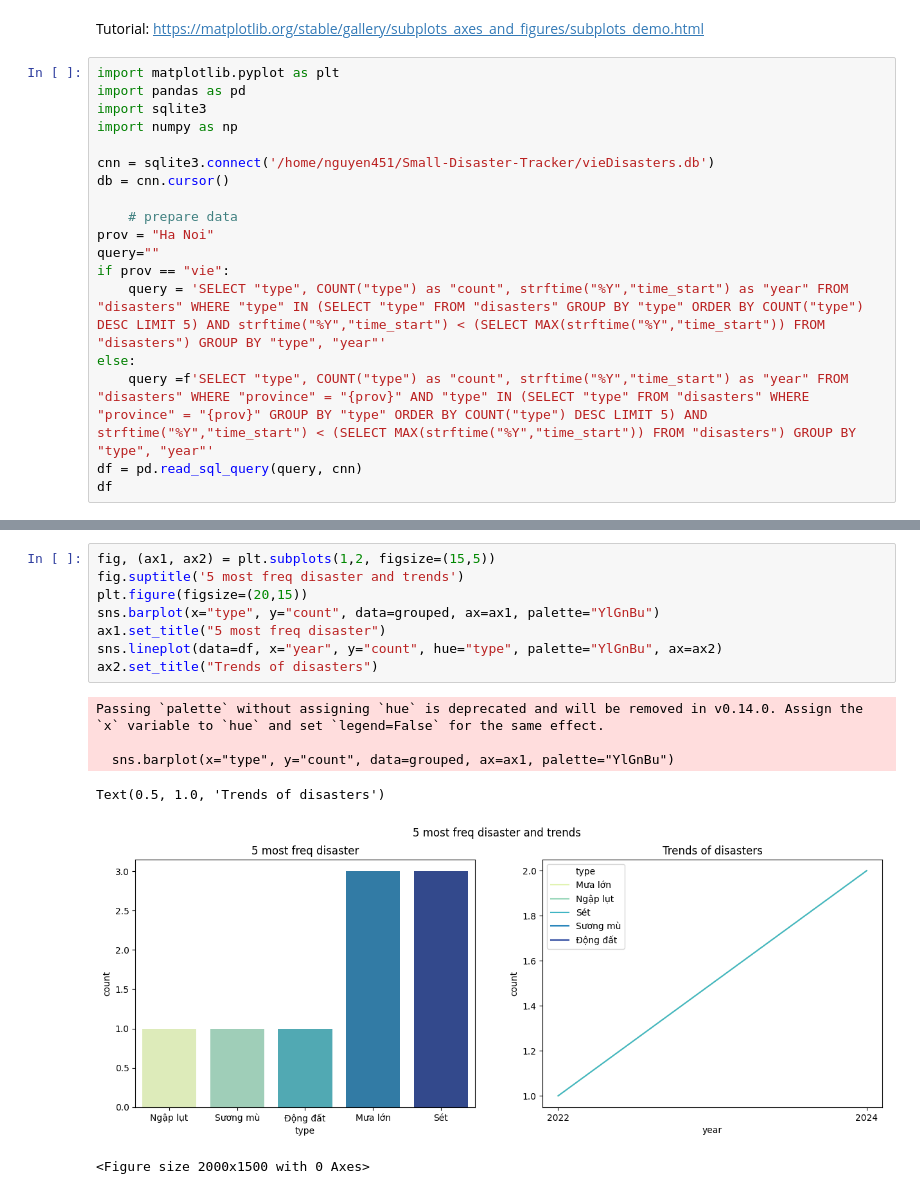
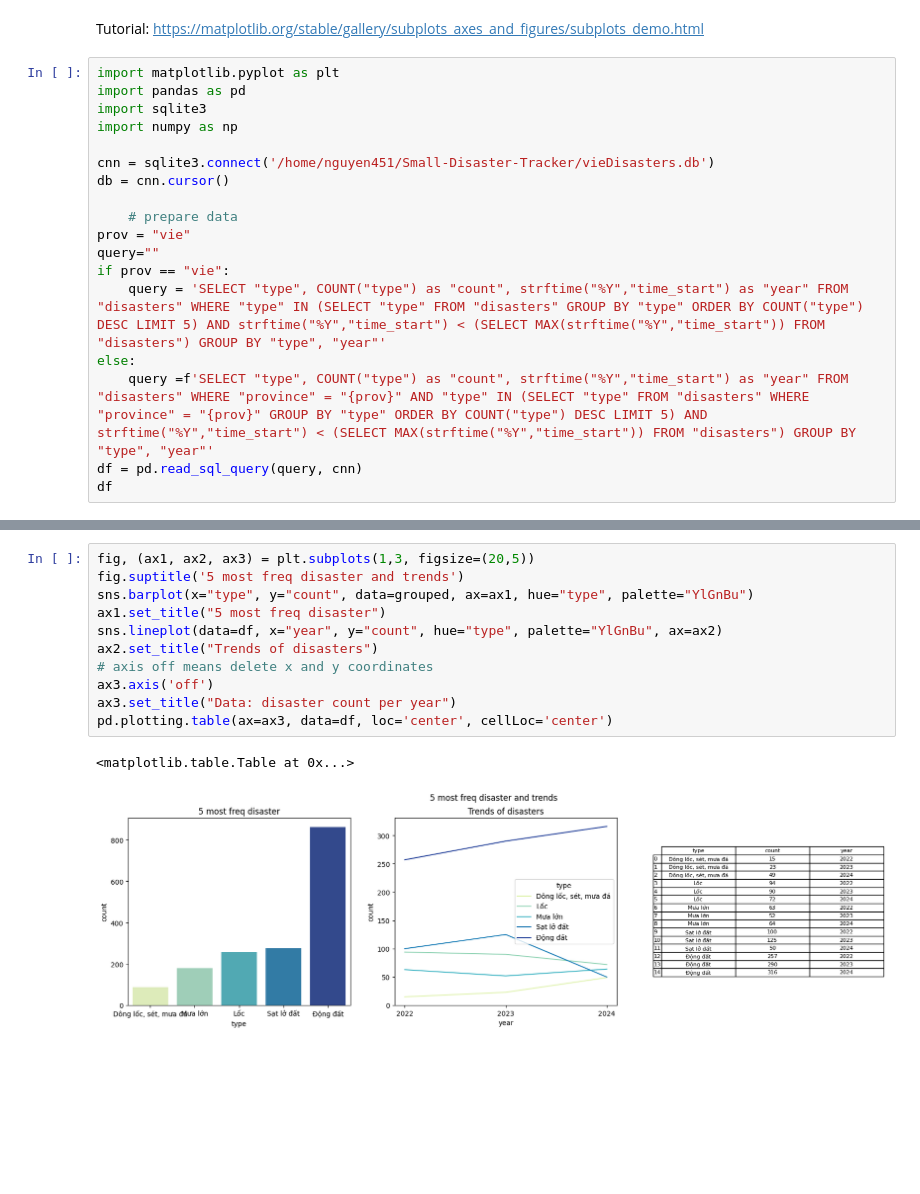
Before and after one commit to nguyen451/Small-Disaster-Tracker, a Jupyter notebook: learning_hub/DA_and_PLOT/graph.ipynb, the cells around one changed output, grey strips where cells are left out. Cells and saved outputs as stored; diff of their text form; blank space fills up the shorter version.

```diff
--- a/learning_hub/seaborn.ipynb
+++ b/learning_hub/DA_and_PLOT/graph.ipynb
@@ -187,7 +187,7 @@ cnn = sqlite3.connect('/home/nguyen451/Small-Disaster-Tracker/vieDisasters.db')
 db = cnn.cursor()
 
     # prepare data
-prov = "Ha Noi"
+prov = "vie"
 query=""
 if prov == "vie":
     query = 'SELECT "type", COUNT("type") as "count", strftime("%Y","time_start") as "year" FROM "disasters" WHERE "type" IN (SELECT "type" FROM "disasters" GROUP BY "type" ORDER BY COUNT("type") DESC LIMIT 5) AND strftime("%Y","time_start") < (SELECT MAX(strftime("%Y","time_start")) FROM "disasters") GROUP BY "type", "year"'
@@ -218,15 +226,14 @@ grouped
 # %%
-fig, (ax1, ax2) = plt.subplots(1,2, figsize=(15,5))
+fig, (ax1, ax2, ax3) = plt.subplots(1,3, figsize=(20,5))
 fig.suptitle('5 most freq disaster and trends')
-plt.figure(figsize=(20,15))
-sns.barplot(x="type", y="count", data=grouped, ax=ax1, palette="YlGnBu")
+sns.barplot(x="type", y="count", data=grouped, ax=ax1, hue="type", palette="YlGnBu")
 ax1.set_title("5 most freq disaster")
 sns.lineplot(data=df, x="year", y="count", hue="type", palette="YlGnBu", ax=ax2)
 ax2.set_title("Trends of disasters")
+# axis off means delete x and y coordinates
+ax3.axis('off')
+ax3.set_title("Data: disaster count per year")
+pd.plotting.table(ax=ax3, data=df, loc='center', cellLoc='center')
 # %% [output]
-Passing `palette` without assigning `hue` is deprecated and will be removed in v0.14.0. Assign the `x` variable to `hue` and set `legend=False` for the same effect.
-
-  sns.barplot(x="type", y="count", data=grouped, ax=ax1, palette="YlGnBu")
+<matplotlib.table.Table at 0x...>
-Text(0.5, 1.0, 'Trends of disasters')
-[figure, old version]
+[figure, new version]
-<Figure size 2000x1500 with 0 Axes>
```
Also changed, not shown: parts of 5 cells of this notebook, 6 other files.
